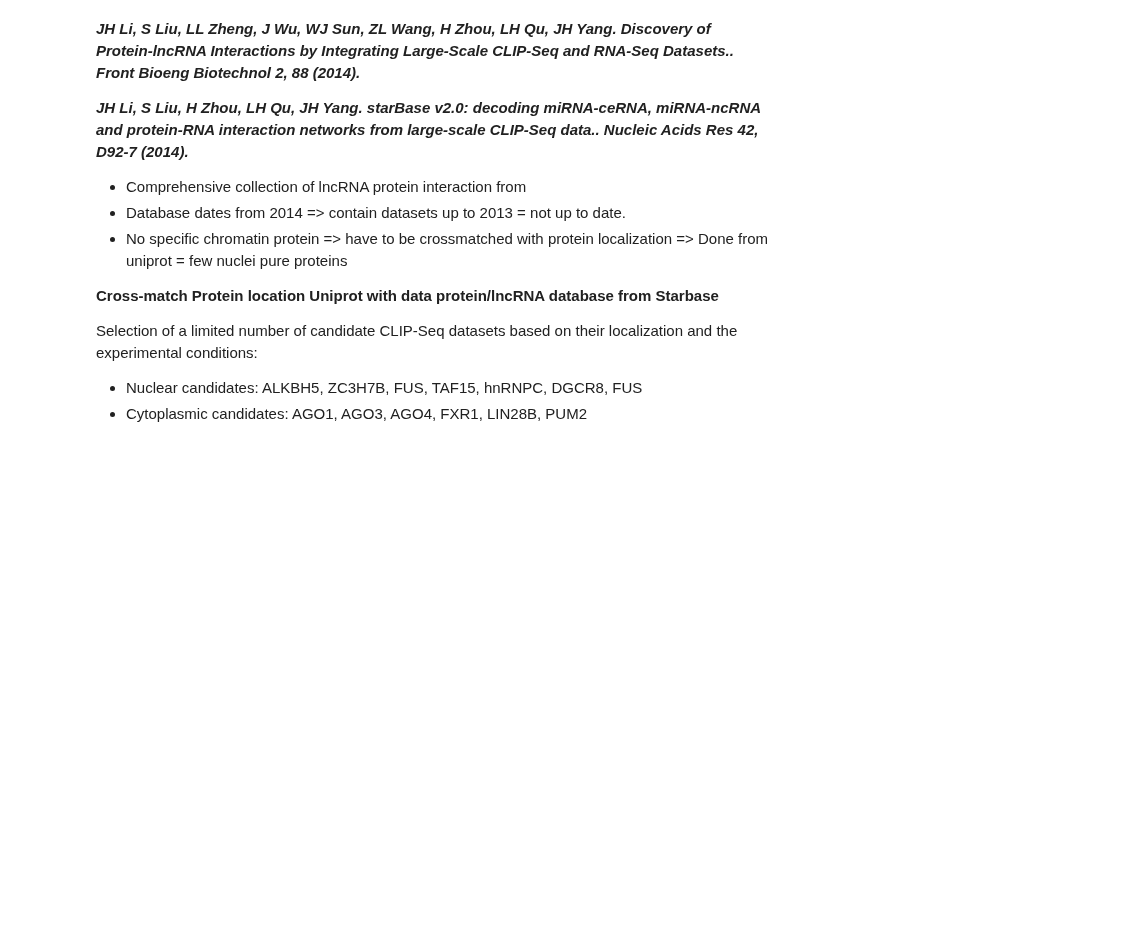
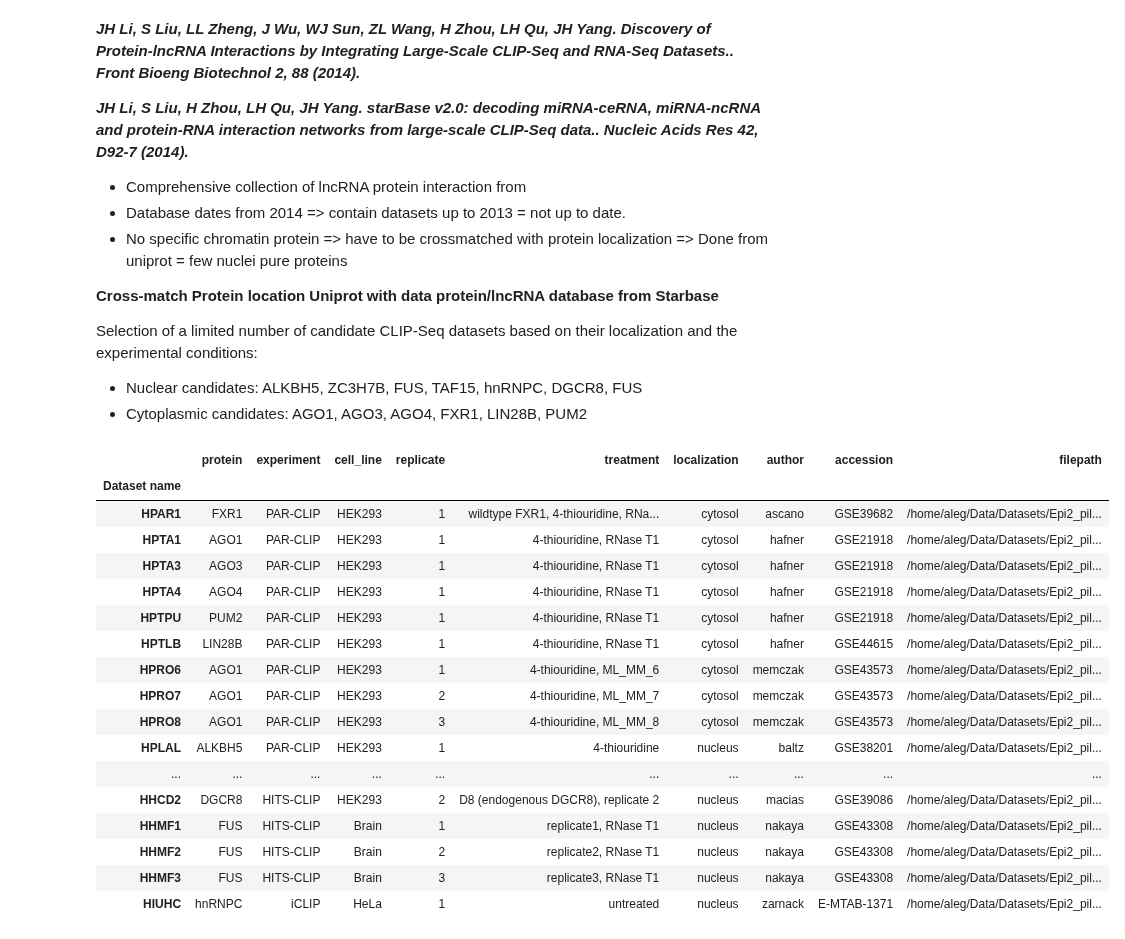
Before and after one commit to a-slide/iPython-Notebook, a Jupyter notebook: Notebooks/2016_XX_XX_Epi2_pilot_datasets_analysis_protein_interaction.ipynb, the cells around one changed output. Cells and saved outputs as stored; diff of their text form; code cells hidden in the pictures; blank space fills up the shorter version.

```diff
--- a/Notebooks/2016_XX_XX_Epi2_pilot_datasets_analysis_protein_interaction.ipynb
+++ b/Notebooks/2016_XX_XX_Epi2_pilot_datasets_analysis_protein_interaction.ipynb
@@ -68,3 +77,25 @@ pl.rcParams['figure.figsize'] = 30, 10  # that's default image size for this int
 Selection of a limited number of candidate CLIP-Seq datasets based on their localization and the experimental conditions:
 - Nuclear candidates: ALKBH5, ZC3H7B, FUS, TAF15, hnRNPC, DGCR8, FUS
 - Cytoplasmic candidates: AGO1, AGO3, AGO4, FXR1, LIN28B, PUM2
+# %%
+df = pd.read_csv("./Protein_interaction/Li_ClipSeq/Protocol_info/Selected_datasets.csv", sep="\t", index_col=0)
+df
+# %% [output]
+|  | protein | experiment | cell_line | replicate | treatment | localization | author | accession | filepath |
+| Dataset name |  |  |  |  |  |  |  |  |  |
+| HPAR1 | FXR1 | PAR-CLIP | HEK293 | 1 | wildtype FXR1, 4-thiouridine, RNa... | cytosol | ascano | GSE39682 | /home/aleg/Data/Datasets/Epi2_pil... |
+| HPTA1 | AGO1 | PAR-CLIP | HEK293 | 1 | 4-thiouridine, RNase T1 | cytosol | hafner | GSE21918 | /home/aleg/Data/Datasets/Epi2_pil... |
+| HPTA3 | AGO3 | PAR-CLIP | HEK293 | 1 | 4-thiouridine, RNase T1 | cytosol | hafner | GSE21918 | /home/aleg/Data/Datasets/Epi2_pil... |
+| HPTA4 | AGO4 | PAR-CLIP | HEK293 | 1 | 4-thiouridine, RNase T1 | cytosol | hafner | GSE21918 | /home/aleg/Data/Datasets/Epi2_pil... |
+| HPTPU | PUM2 | PAR-CLIP | HEK293 | 1 | 4-thiouridine, RNase T1 | cytosol | hafner | GSE21918 | /home/aleg/Data/Datasets/Epi2_pil... |
+| HPTLB | LIN28B | PAR-CLIP | HEK293 | 1 | 4-thiouridine, RNase T1 | cytosol | hafner | GSE44615 | /home/aleg/Data/Datasets/Epi2_pil... |
+| HPRO6 | AGO1 | PAR-CLIP | HEK293 | 1 | 4-thiouridine, ML_MM_6 | cytosol | memczak | GSE43573 | /home/aleg/Data/Datasets/Epi2_pil... |
+| HPRO7 | AGO1 | PAR-CLIP | HEK293 | 2 | 4-thiouridine, ML_MM_7 | cytosol | memczak | GSE43573 | /home/aleg/Data/Datasets/Epi2_pil... |
+| HPRO8 | AGO1 | PAR-CLIP | HEK293 | 3 | 4-thiouridine, ML_MM_8 | cytosol | memczak | GSE43573 | /home/aleg/Data/Datasets/Epi2_pil... |
+| HPLAL | ALKBH5 | PAR-CLIP | HEK293 | 1 | 4-thiouridine | nucleus | baltz | GSE38201 | /home/aleg/Data/Datasets/Epi2_pil... |
+| ... | ... | ... | ... | ... | ... | ... | ... | ... | ... |
+| HHCD2 | DGCR8 | HITS-CLIP | HEK293 | 2 | D8 (endogenous DGCR8), replicate 2 | nucleus | macias | GSE39086 | /home/aleg/Data/Datasets/Epi2_pil... |
+| HHMF1 | FUS | HITS-CLIP | Brain | 1 | replicate1, RNase T1 | nucleus | nakaya | GSE43308 | /home/aleg/Data/Datasets/Epi2_pil... |
+| HHMF2 | FUS | HITS-CLIP | Brain | 2 | replicate2, RNase T1 | nucleus | nakaya | GSE43308 | /home/aleg/Data/Datasets/Epi2_pil... |
+| HHMF3 | FUS | HITS-CLIP | Brain | 3 | replicate3, RNase T1 | nucleus | nakaya | GSE43308 | /home/aleg/Data/Datasets/Epi2_pil... |
+| HIUHC | hnRNPC | iCLIP | HeLa | 1 | untreated | nucleus | zarnack | E-MTAB-1371 | /home/aleg/Data/Datasets/Epi2_pil... |
```
Also changed, not shown: parts of 20 cells of this notebook, 2 other files.
